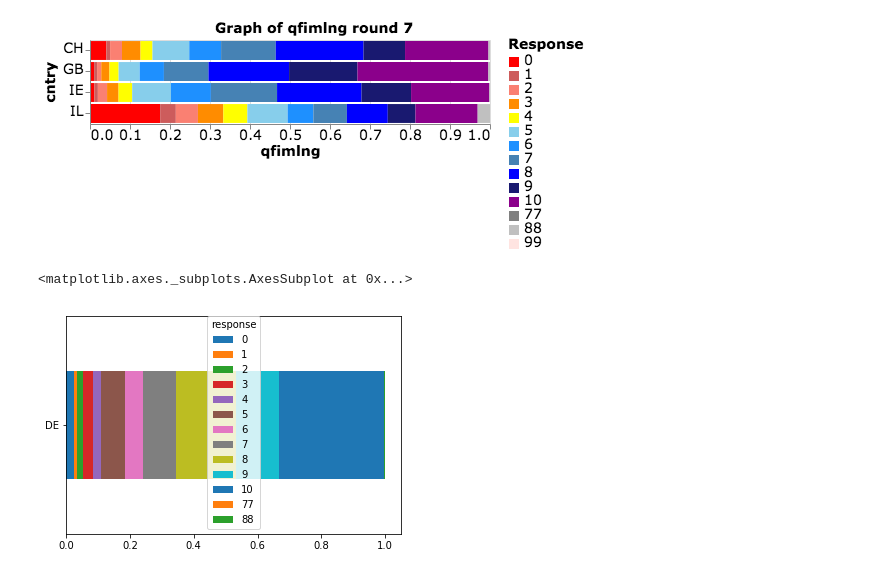
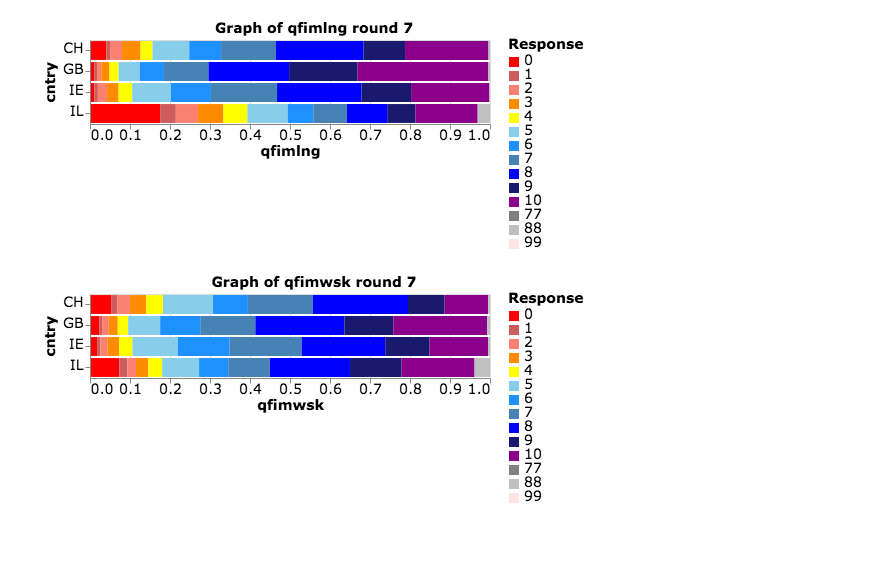
Before and after one commit to agoldhammer/ess, a Jupyter notebook: ESS Immigration.ipynb, the cells around one changed output. Drawn from its saved outputs; the diff is of its cells as text; code cells hidden in the pictures; blank space fills up the shorter version.

```diff
--- a/ESS Immigration.ipynb
+++ b/ESS Immigration.ipynb
@@ -93,11 +76,4 @@ dfc = utils.countries_to_plotting_frame(imm, CORE, 1, "qfimlng")
-# %%
-dfc2 = dfc.groupby('cntry').get_group('DE')
-dfc3 = dfc2[['response', 'qfimlng']]
-dfc3 = dfc3.set_index(keys=['response'])
-dfc4 = dfc3.T
-dfc4.index = ['DE']
-dfc4
-dfc4.plot(kind='barh', stacked=True)
-# %% [output]
-<matplotlib.axes._subplots.AxesSubplot at 0x...>
-[figure, removed]
+# %%
+utils.plot_group(imm, OTHER, 7, 'qfimwsk')
+# %% [output]
+[figure, added]
```
Also changed, not shown: parts of 16 cells of this notebook, 1 other file.
